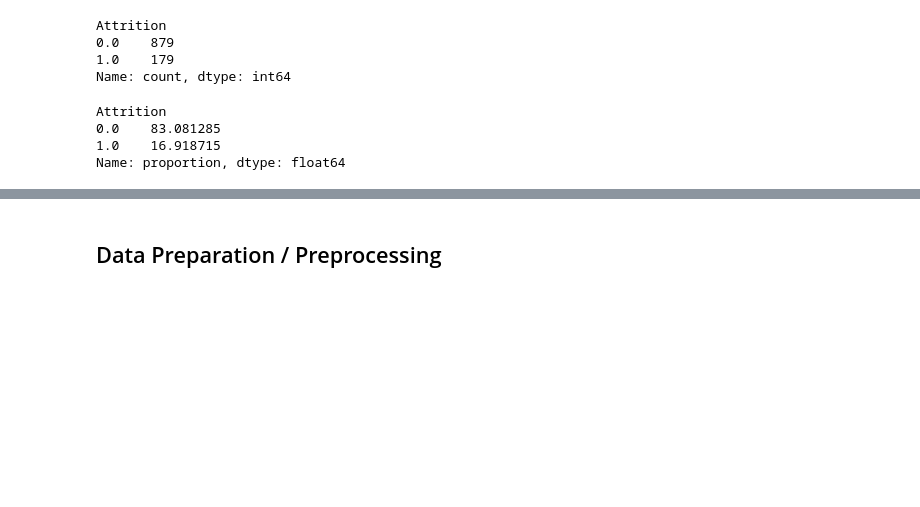
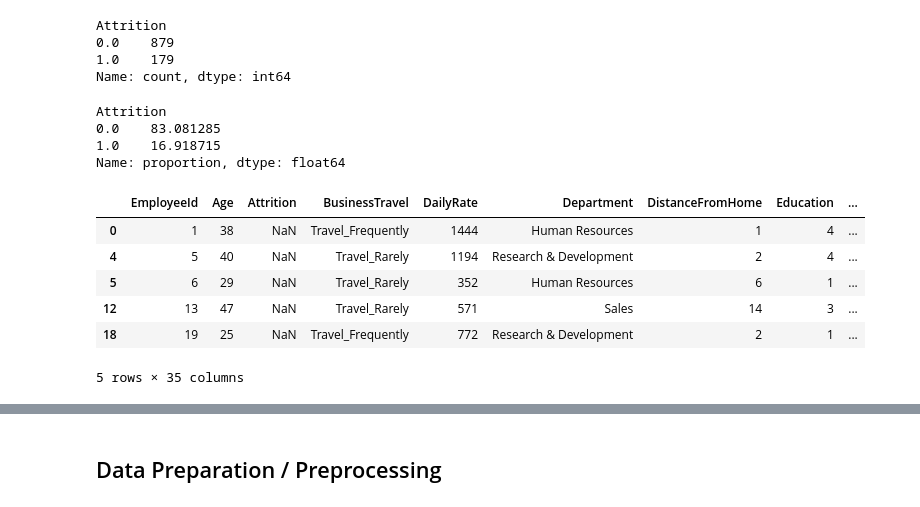
Before and after one commit to aeiprsty/jayajayamaju-departemen-HR, a Jupyter notebook: notebook.ipynb, the cells around one changed output, grey strips where cells are left out. Drawn from its saved outputs; the diff is of its cells as text; code cells hidden in the pictures; blank space fills up the shorter version.

```diff
--- a/notebook.ipynb
+++ b/notebook.ipynb
@@ -124,3 +124,13 @@ Attrition
 0.0    83.081285
 1.0    16.918715
 Name: proportion, dtype: float64
+# %%
+df[df["Attrition"].isnull()].head()
+# %% [output]
+|  | EmployeeId | Age | Attrition | BusinessTravel | DailyRate | Department | DistanceFromHome | Education | ... |
+| 0 | 1 | 38 | NaN | Travel_Frequently | 1444 | Human Resources | 1 | 4 | ... |
+| 4 | 5 | 40 | NaN | Travel_Rarely | 1194 | Research & Development | 2 | 4 | ... |
+| 5 | 6 | 29 | NaN | Travel_Rarely | 352 | Human Resources | 6 | 1 | ... |
+| 12 | 13 | 47 | NaN | Travel_Rarely | 571 | Sales | 14 | 3 | ... |
+| 18 | 19 | 25 | NaN | Travel_Frequently | 772 | Research & Development | 2 | 1 | ... |
+5 rows × 35 columns
```
Also changed, not shown: parts of 4 cells of this notebook.
